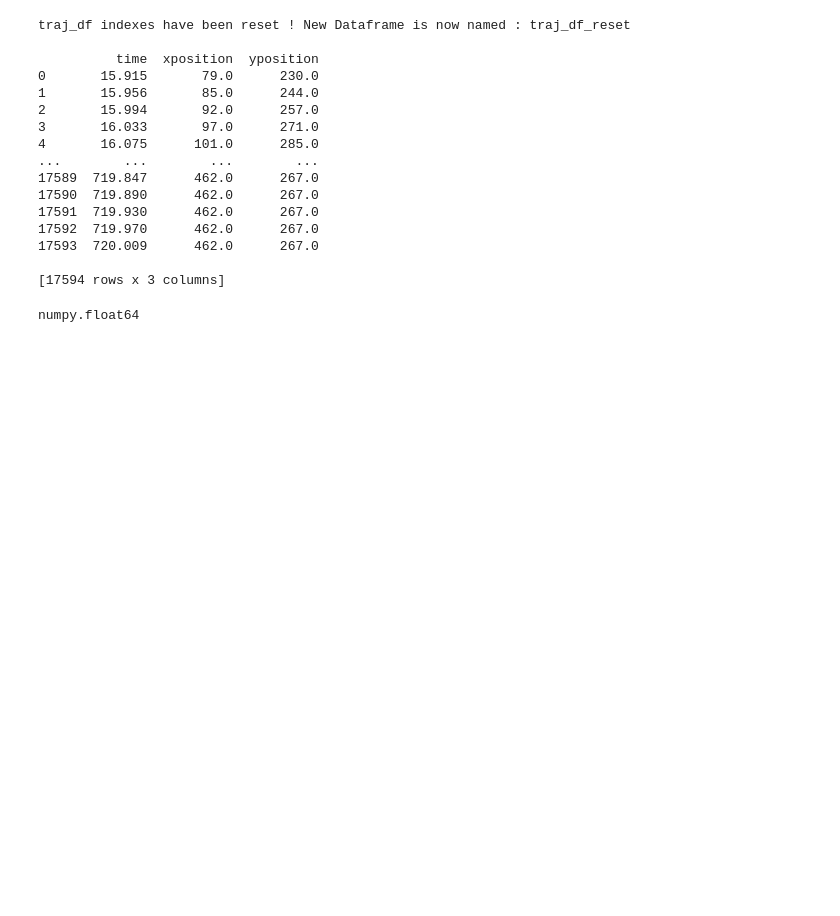
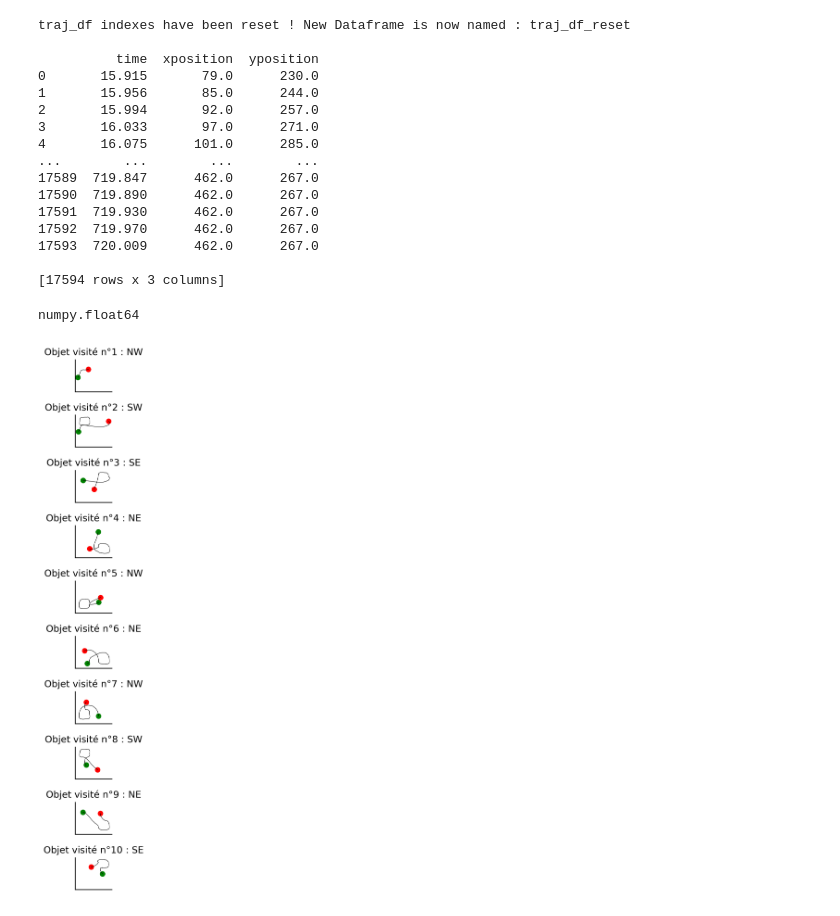
Before and after one commit to HeathenToaster/MouseTache, a Jupyter notebook: Behavior_Analysis_Maud.ipynb, the cells around one changed output. Drawn from its saved outputs; the diff is of its cells as text; code cells hidden in the pictures; blank space fills up the shorter version.

Commit message:
change in QT traj graph

```diff
--- a/Behavior_Analysis_Maud.ipynb
+++ b/Behavior_Analysis_Maud.ipynb
@@ -289,5 +291,42 @@ def filter_trajectory_around_time(trajectory_df : DataFrame, time_start : float,
     Return un dataframe de la trajectoire filtré'''
     trajectory_df_filtered = trajectory_df[(trajectory_df['time'] >= (time_start - time_margin)) & (trajectory_df['time'] <= (time_end + time_margin))]
     return trajectory_df_filtered
+# %%
+# Création de la figure de la trajectoire par objet visité
+
+#n=min(len(objets_visites), 10)
+n=10
+
+# Création de sous-graphiques pour chaque objet visité
+fig, ax1 = plt.subplots(n, figsize=(1, 1 * n))
+
+# Itération sur les objets visités
+for i, objet_visite in enumerate(objets_visites[:n]):
+    # Filtrage des données de trajectoire pour l'objet visité actuel
+    traj_df_filtered = filter_trajectory_around_time(traj_df, visites_df.iloc[i]["temps d'entrée"], visites_df.iloc[i]["temps de sortie"])
+
+    # Calcul des coordonnées de début et de fin de la trajectoire
+    x_debut = traj_df_filtered['xposition'].iloc[0]
+    y_debut = traj_df_filtered['yposition'].iloc[0]
+    x_fin = traj_df_filtered['xposition'].iloc[-1]
+    y_fin = traj_df_filtered['yposition'].iloc[-1]
+
+    # Création du graphique de trajectoire
+    ax1[i].plot(traj_df_filtered['xposition'], traj_df_filtered['yposition'], linewidth=0.5, c='k')
+    ax1[i].scatter(x_debut, y_debut, color='green', label='Début')  # Point vert au début
+    ax1[i].scatter(x_fin, y_fin, color='red', label='Fin')          # Point rouge à la fin
+    ax1[i].set_xlim(50, 450)
+    ax1[i].set_ylim(50, 450)
+    ax1[i].set_title(f"Objet visité n°{i+1} : {objet_visite}")
+
+    # Supprime les graduations sur les axes X et Y
+    ax1[i].set_xticks([])
+    ax1[i].set_yticks([])
+
+# Affichage des graphiques
+plt.tight_layout()
+plt.show()
+# %% [output]
+[figure, added]
 # %%
 # Cellule pour calculer le nombre total de changement d'objet dans la session
```
Also changed, not shown: parts of 2 cells of this notebook.
